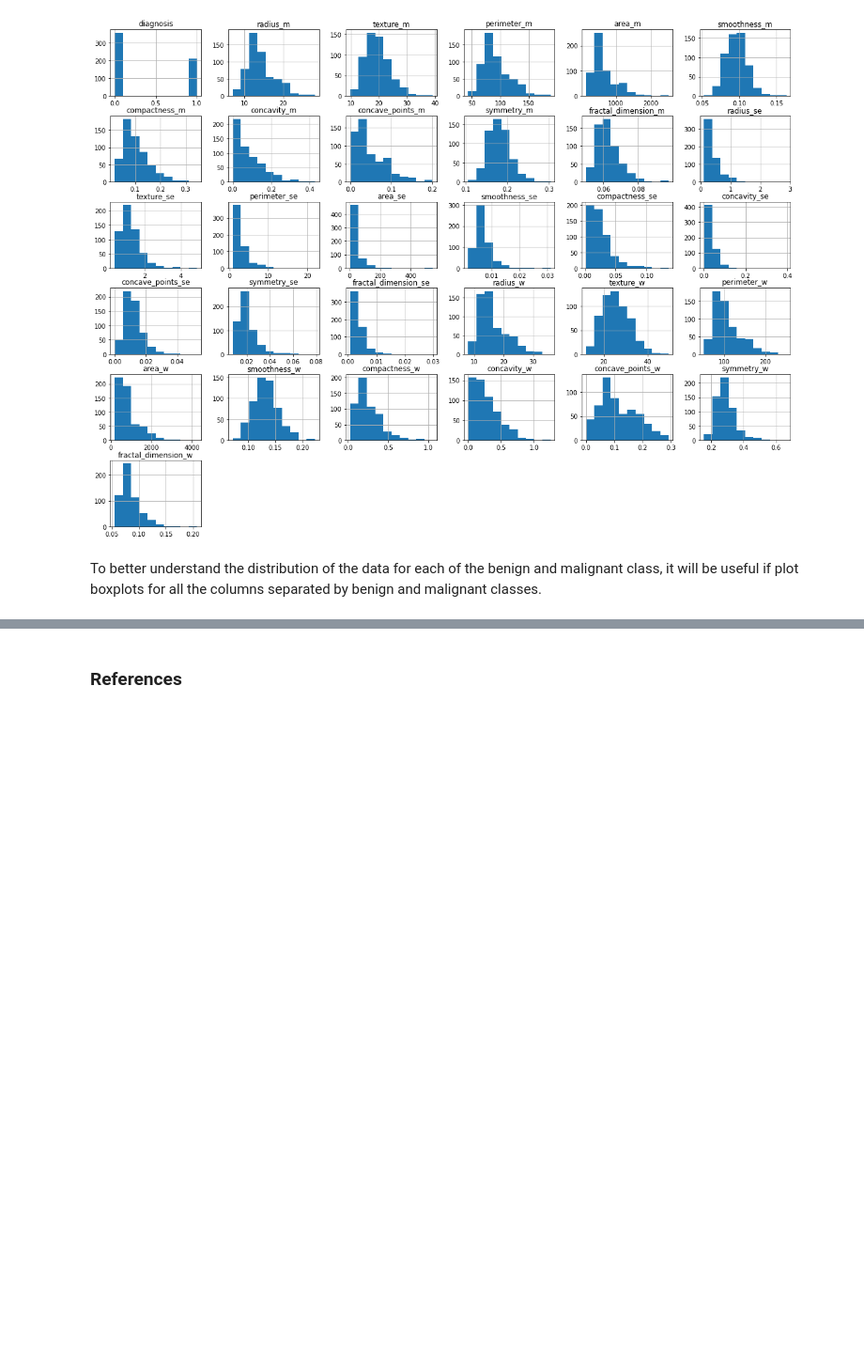
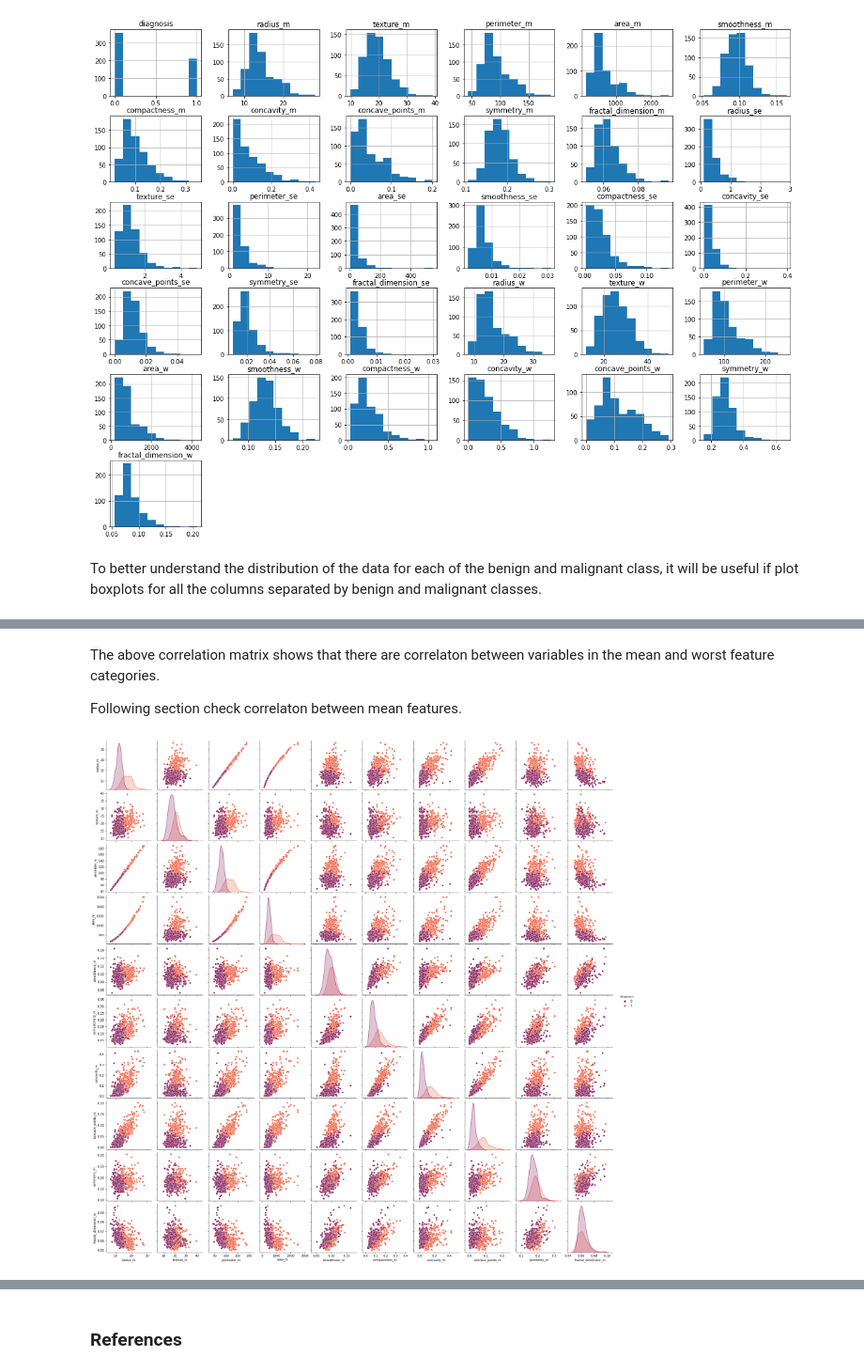
Before and after one commit to pcsukumar/PfDA_Assignment_2, a Jupyter notebook: PdFA_Project_2.ipynb, the cells around one changed output, grey strips where cells are left out. Shown at 94% size. Drawn from its saved outputs; the diff is of its cells as text; code cells hidden in the pictures; blank space fills up the shorter version.

```diff
--- a/PdFA_Project_2.ipynb
+++ b/PdFA_Project_2.ipynb
@@ -177,0 +206,25 @@ To better understand the distribution of the data for each of the benign and mal
+# %% [markdown]
+The above correlation matrix shows that there are correlaton between variables in the mean and worst feature categories.
+
+Following section check correlaton between mean features.
+# %%
+#create colomns only contain 'means'
+mean_cols = ['diagnosis',
+'radius_m',
+'texture_m',
+'perimeter_m',
+'area_m',
+'smoothness_m',
+'compactness_m',
+'concavity_m',
+'concave_points_m',
+'symmetry_m',
+'fractal_dimension_m']
+
+
+sns.pairplot(data=df[mean_cols], hue='diagnosis', palette='rocket')
+
+# Show the plot
+plt.show()
+# %% [output]
+[figure, added]
```
Also changed, not shown: parts of 27 cells of this notebook.
